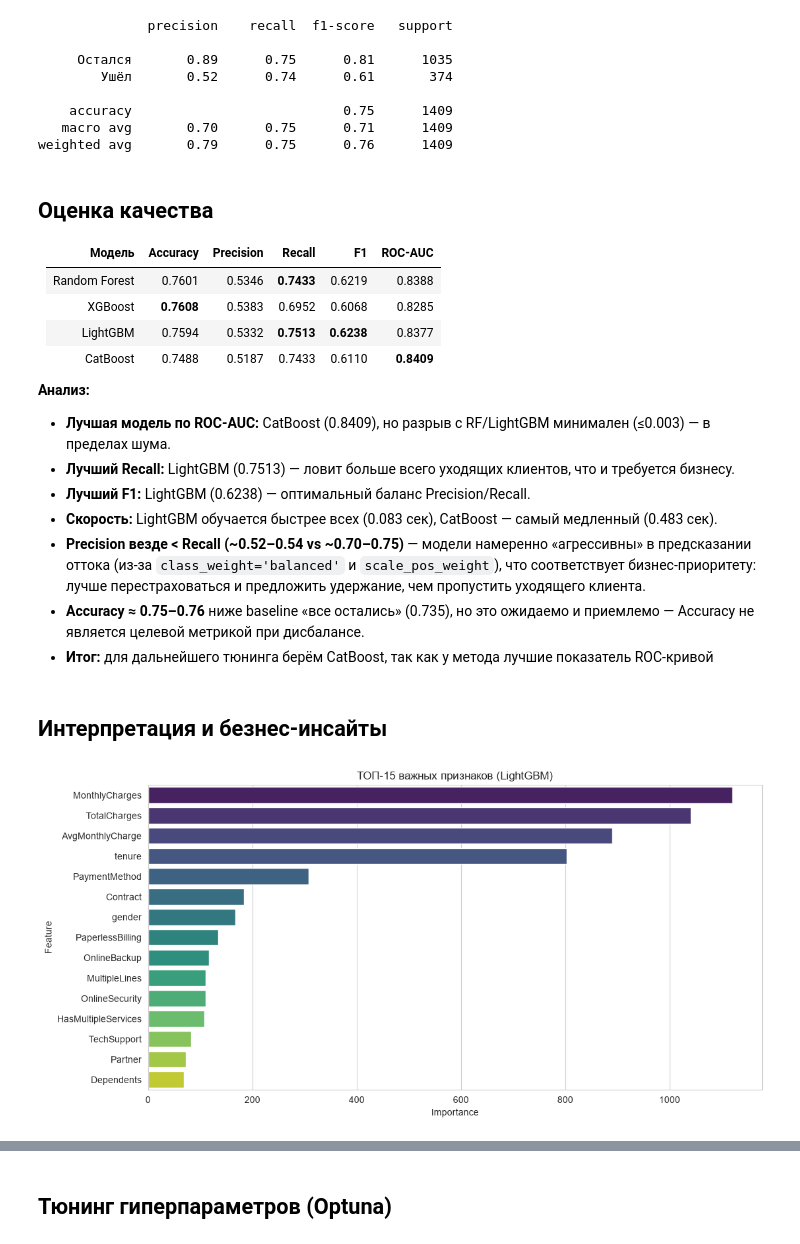
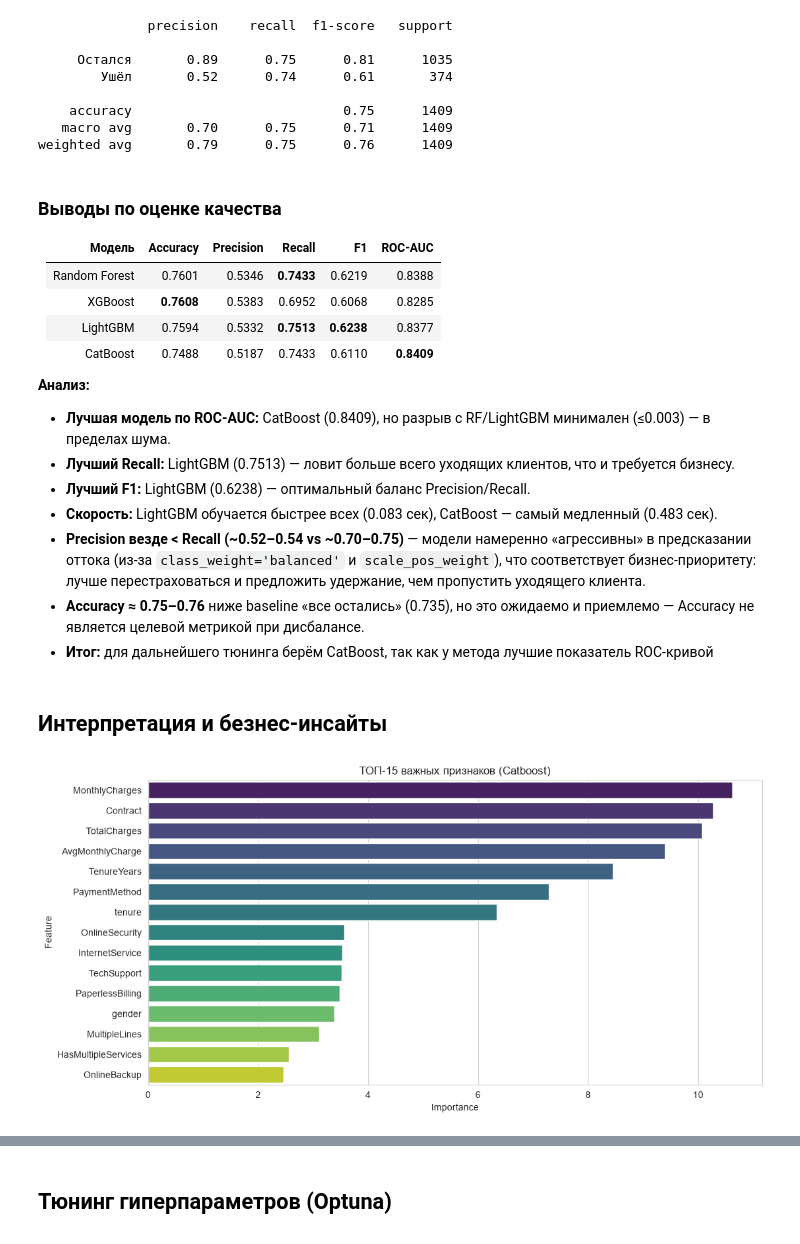
Before and after one commit to Sorokin2/ml-course-sorokin, a Jupyter notebook: module-3-churn/notebook.ipynb, the cells around one changed output, grey strips where cells are left out. Saved outputs shown, nothing was run; the diff lists cells and outputs as text; code cells hidden in the pictures.

```diff
--- a/module-3-churn/notebook.ipynb
+++ b/module-3-churn/notebook.ipynb
@@ -138,7 +138,7 @@ sns.set_style('whitegrid')
 plt.rcParams['figure.figsize'] = (12, 6)
 
 # Загрузка данных
-df = pd.read_csv('data/WA_Fn-UseC_-Telco-Customer-Churn.csv')
+df = pd.read_csv('data/telco_churn.csv')
 
 # Первичный осмотр
 print("Размер train:", df.shape)
@@ -362,24 +418,0 @@ cat_model = CatBoostClassifier(
-# %%
-# Обучение RF с замером времени
-start = time.time()
-rf_model.fit(X_train, y_train)
-rf_time = time.time() - start
-print(f"⏱️ Время обучения Random Forest: {rf_time:.3f} сек")
-
-# Обучение XGBoost
-start = time.time()
-xgb_model.fit(X_train, y_train)
-xgb_time = time.time() - start
-print(f"⏱️ Время обучения XGBoost: {xgb_time:.3f} сек")
-
-# Обучение LightGBM
-start = time.time()
-lgbm_model.fit(X_train, y_train)
-lgbm_time = time.time() - start
-print(f"⏱️ Время обучения LightGBM: {lgbm_time:.3f} сек")
-
-# Обучение CatBoost
-start = time.time()
-cat_model.fit(X_train, y_train)
-cat_time = time.time() - start
-print(f"⏱️ Время обучения CatBoost: {cat_time:.3f} сек")
@@ -499,7 +523,7 @@ print(classification_report(y_test, y_pred_best,
    macro avg       0.70      0.75      0.71      1409
 weighted avg       0.79      0.75      0.76      1409
 # %% [markdown]
-## Оценка качества
+### Выводы по оценке качества
 
 | Модель | Accuracy | Precision | Recall | F1 | ROC-AUC |
 |--------|----------|-----------|--------|-----|---------|
@@ -521,14 +545,15 @@ weighted avg       0.79      0.75      0.76      1409
 # %%
 importances = pd.DataFrame({
     'Feature': feature_cols,
-    'Importance': lgbm_model.feature_importances_
+    'Importance': cat_model.feature_importances_
 }).sort_values('Importance', ascending=False)
 
 sns.barplot(data=importances.head(15), x='Importance', y='Feature', palette='viridis')
-plt.title('ТОП-15 важных признаков (LightGBM)')
+plt.title('ТОП-15 важных признаков (Catboost)')
+plt.savefig('examples/feature_importance.png', dpi=100, bbox_inches='tight')
 plt.show()
 # %% [output]
-[figure, old version]
+[figure, new version]
 # %% [markdown]
 ## Интерпретация
 
```
Also changed, not shown: parts of 25 cells of this notebook.
